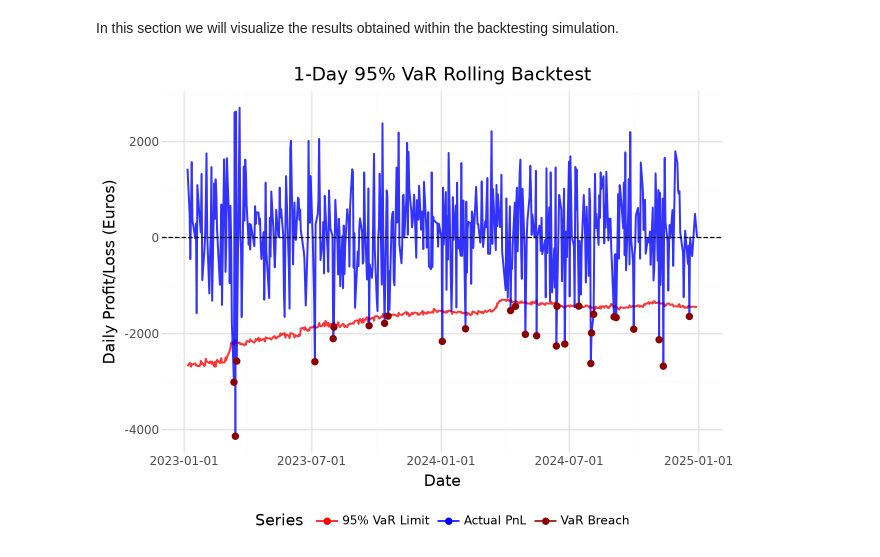
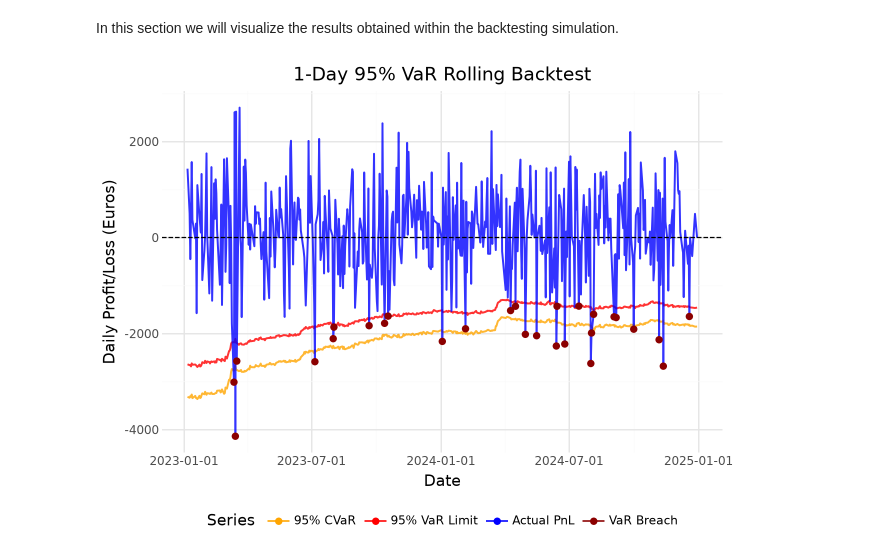
Before and after one commit to sergipolog/stochastic-risk-engine, a Jupyter notebook: notebooks/visualization.ipynb, the cells around one changed output. Drawn from its saved outputs; the diff is of its cells as text; code cells hidden in the pictures.

```diff
--- a/notebooks/visualization.ipynb
+++ b/notebooks/visualization.ipynb
@@ -17,44 +17,46 @@ breaches_data['Legend'] = 'VaR Breach'
 # This merges PnL and VaR columns into a single column called 'Series'
 data_melted = data.melt(
 	id_vars=['Date'],
-	value_vars=['Actual_PnL', 'VaR_95'],
+	value_vars=['Actual_PnL', 'VaR_95', 'CVaR_95'],
 	var_name='Series',
 	value_name='Euros'
 )
 
 data_melted['Series'] = data_melted['Series'].replace({
 	'Actual_PnL': 'Actual PnL',
-	'VaR_95': '95% VaR Limit'
+	'VaR_95': '95% VaR Limit',
+	'CVaR_95': '95% CVaR'
 })
 
 # Plot
 p = (ggplot()
 
 	# Plots the Series
 	+ geom_line(data_melted, aes(x='Date', y='Euros', color='Series'), size=0.8, alpha=0.8)
 	# Plots the Breaches
 	+ geom_point(breaches_data, aes(x='Date', y='Actual_PnL', color='Legend'), size=2)
 
 	# The zero Line
 	+ geom_hline(yintercept=0, linetype='dashed', color='black')
 
 	# Link the exact text in our dataframes to specific colors
 	+ scale_color_manual(
 		name="",
 		values={
 			"Actual PnL": "blue",
 			"95% VaR Limit": "red",
+			"95% CVaR": "orange",
 			"VaR Breach": "darkred"
 		}
 	)
 
 	+ labs(title="1-Day 95% VaR Rolling Backtest",
 			x="Date",
 			y="Daily Profit/Loss (Euros)")
 	+ theme_minimal()
 	+ theme(legend_position='bottom')
 )
 
 p
 # %% [output]
-[figure, old version]
+[figure, new version]
```
Also changed, not shown: 3 other files.
